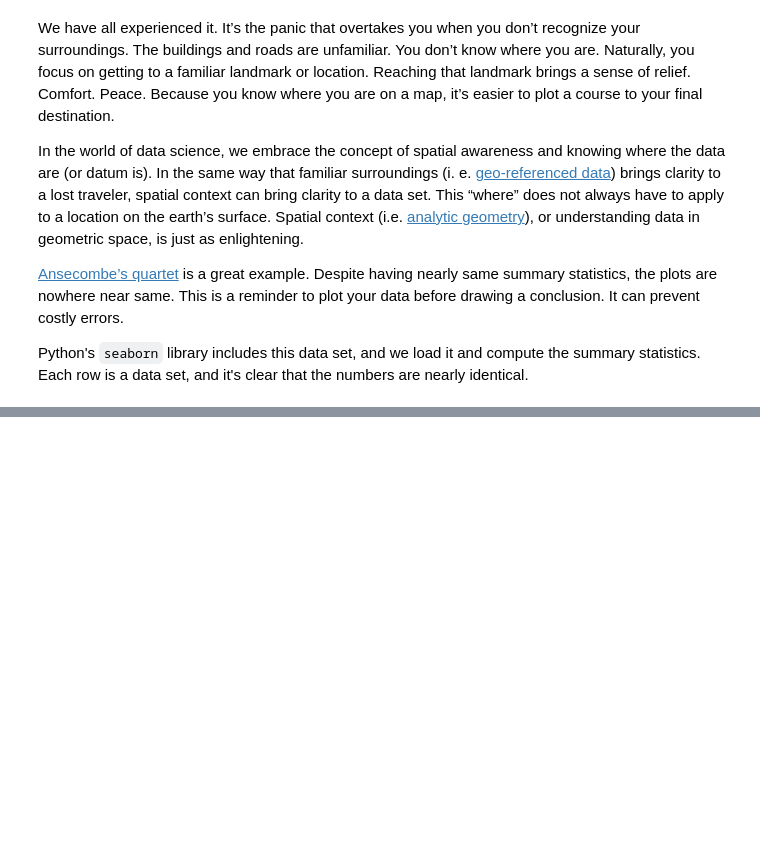
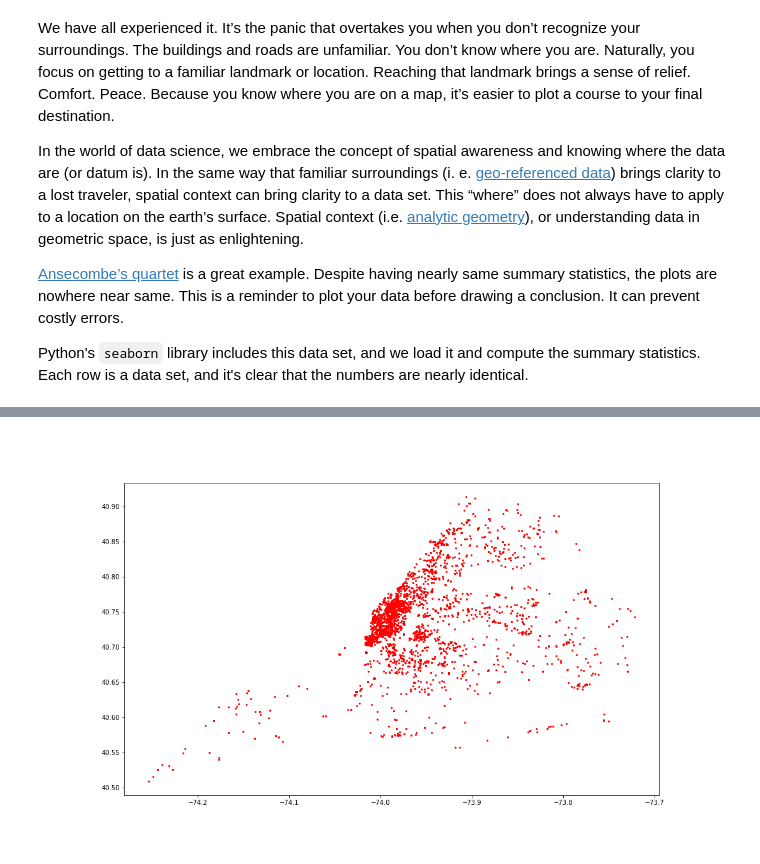
Before and after one commit to linwoodc3/linwoodc3.github.io, a Jupyter notebook: Untitled.ipynb, the cells around one changed output, grey strips where cells are left out. Cells and saved outputs as stored; diff of their text form; code cells hidden in the pictures; blank space fills up the shorter version.

```diff
--- a/Untitled.ipynb
+++ b/Untitled.ipynb
@@ -91,0 +160,5 @@ tabulate.tabulate(ddf)
+# %%
+from IPython.display import Image
+Image('./assets/img/newyorktweets.png')
+# %% [output]
+[figure, added]
```
Also changed, not shown: parts of 21 cells of this notebook, 8 other files.
